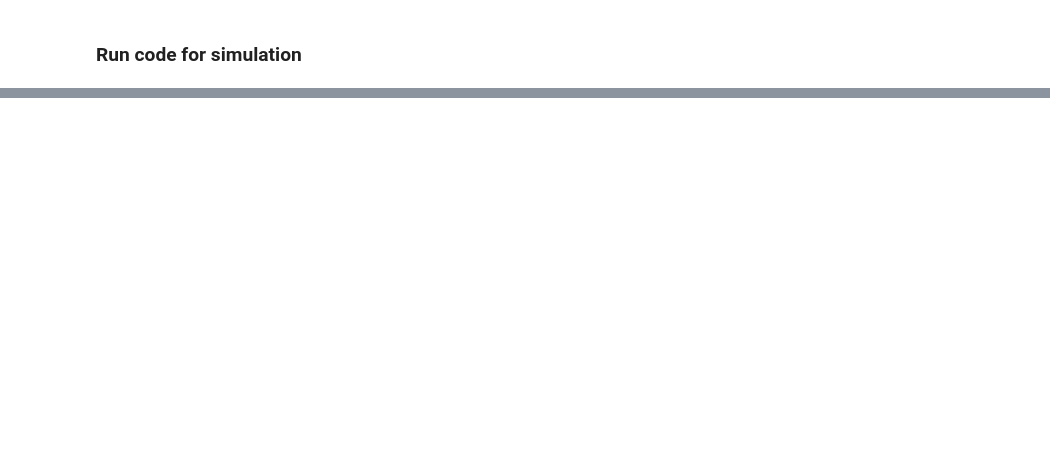
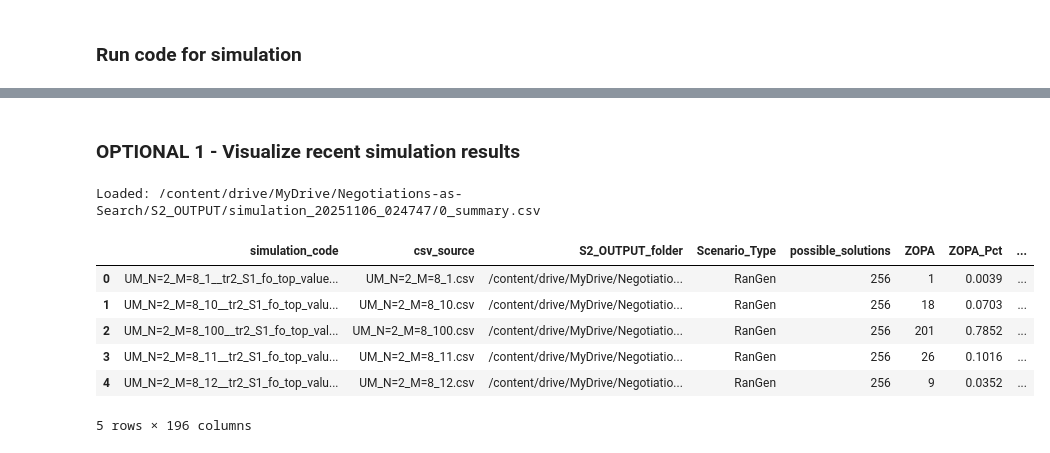
Before and after one commit to SamQuinto/Negotiations-as-Search, a Jupyter notebook: Step 2: Agent-based simulation.ipynb, the cells around one changed output, grey strips where cells are left out. Saved outputs shown, nothing was run; the diff lists cells and outputs as text; code cells hidden in the pictures; blank space fills up the shorter version.

```diff
--- a/Step 2: Agent-based simulation.ipynb
+++ b/Step 2: Agent-based simulation.ipynb
@@ -1497,0 +1552,42 @@ Saved results to /content/drive/MyDrive/Negotiations-as-Search/S2_OUTPUT/simulat
+# %% [markdown]
+### OPTIONAL 1 - Visualize recent simulation results
+# %%
+
+import os
+import pandas as pd
+
+# Candidate base paths inside Colab
+bases = [
+    "/content/drive/MyDrive",   # common in Colab
+    "/content/drive/My Drive"   # older naming
+]
+
+rel_path = "Negotiations-as-Search/S2_OUTPUT/simulation_20251106_024747/0_summary.csv"
+
+# Resolve the first existing path
+csv_path = None
+for b in bases:
+    candidate = os.path.join(b, rel_path)
+    if os.path.exists(candidate):
+        csv_path = candidate
+        break
+
+if csv_path is None:
+    raise FileNotFoundError(
+        "Could not find the file. Verify it exists in Drive under either "
+        "'MyDrive' or 'My Drive' and that the folder names match."
+    )
+
+# Load the CSV
+df = pd.read_csv(csv_path)
+print("Loaded:", csv_path)
+df.head()
+# %% [output]
+Loaded: /content/drive/MyDrive/Negotiations-as-Search/S2_OUTPUT/simulation_20251106_024747/0_summary.csv
+|  | simulation_code | csv_source | S2_OUTPUT_folder | Scenario_Type | possible_solutions | ZOPA | ZOPA_Pct | ... |
+| 0 | UM_N=2_M=8_1__tr2_S1_fo_top_value... | UM_N=2_M=8_1.csv | /content/drive/MyDrive/Negotiatio... | RanGen | 256 | 1 | 0.0039 | ... |
+| 1 | UM_N=2_M=8_10__tr2_S1_fo_top_valu... | UM_N=2_M=8_10.csv | /content/drive/MyDrive/Negotiatio... | RanGen | 256 | 18 | 0.0703 | ... |
+| 2 | UM_N=2_M=8_100__tr2_S1_fo_top_val... | UM_N=2_M=8_100.csv | /content/drive/MyDrive/Negotiatio... | RanGen | 256 | 201 | 0.7852 | ... |
+| 3 | UM_N=2_M=8_11__tr2_S1_fo_top_valu... | UM_N=2_M=8_11.csv | /content/drive/MyDrive/Negotiatio... | RanGen | 256 | 26 | 0.1016 | ... |
+| 4 | UM_N=2_M=8_12__tr2_S1_fo_top_valu... | UM_N=2_M=8_12.csv | /content/drive/MyDrive/Negotiatio... | RanGen | 256 | 9 | 0.0352 | ... |
+5 rows × 196 columns
```
Also changed, not shown: parts of 17 cells of this notebook, 3 other files.
